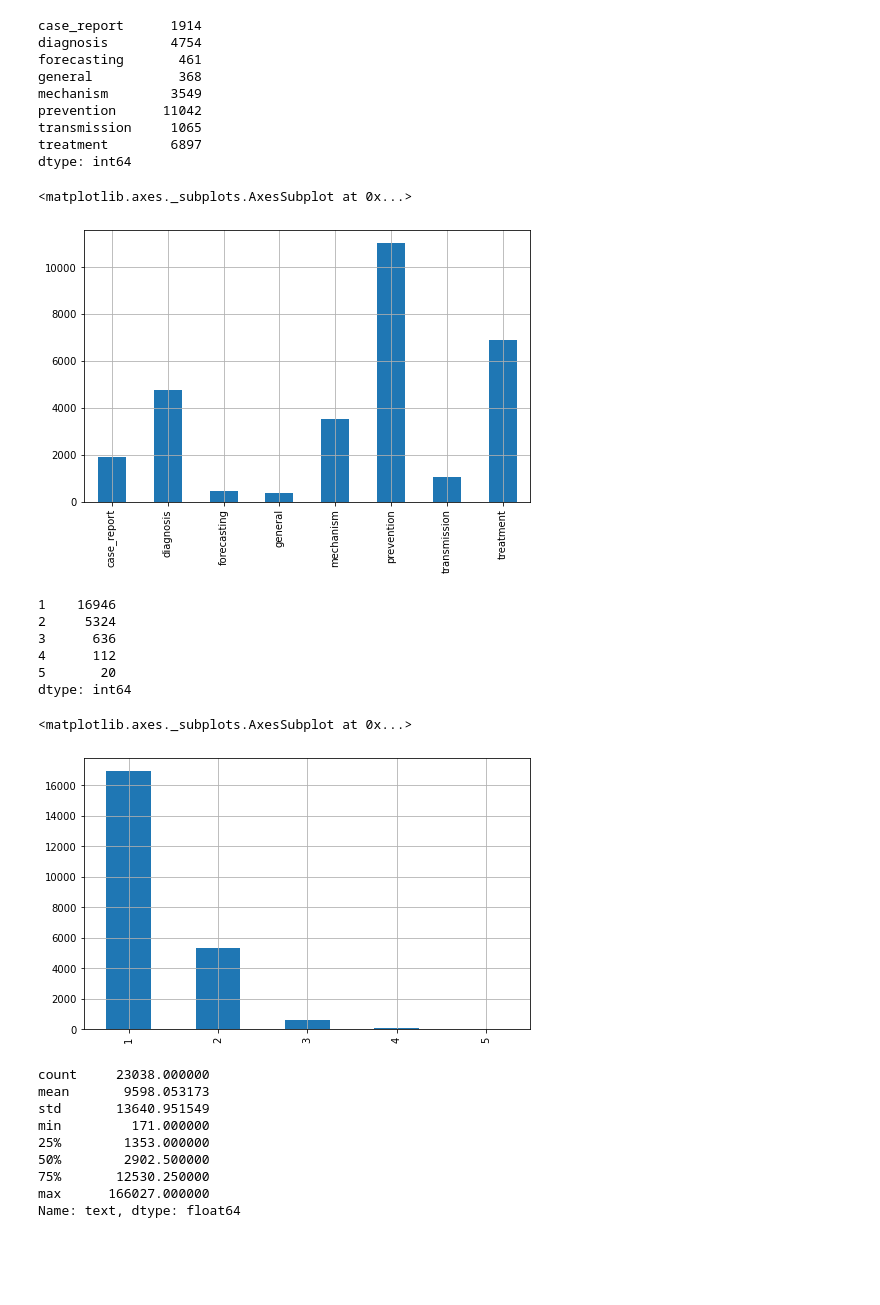
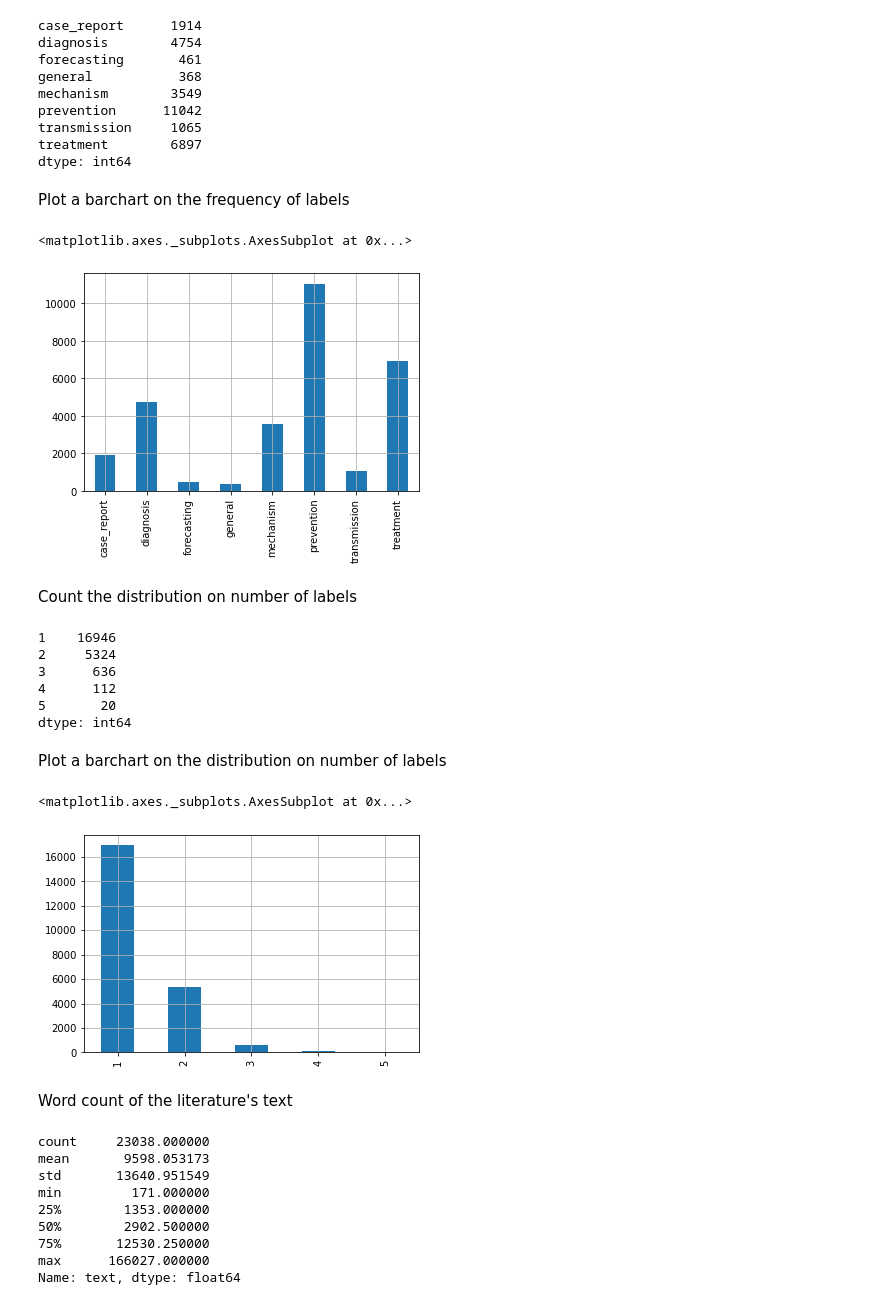
Before and after one commit to weihien90/litcovid-classification, a Jupyter notebook: LitCovid.ipynb, the cells around one changed output. Drawn from its saved outputs; the diff is of its cells as text; code cells hidden in the pictures; blank space fills up the shorter version.

```diff
--- a/LitCovid.ipynb
+++ b/LitCovid.ipynb
@@ -74,11 +78,15 @@ prevention      11042
 transmission     1065
 treatment        6897
 dtype: int64
+# %% [markdown]
+Plot a barchart on the frequency of labels
 # %%
-onehot.sum().plot(kind='bar', legend=False, grid=True, figsize=(8, 5))
+onehot.sum().plot(kind='bar', legend=False, grid=True)
 # %% [output]
 <matplotlib.axes._subplots.AxesSubplot at 0x...>
-[figure, old version]
+[figure, new version]
+# %% [markdown]
+Count the distribution on number of labels
 # %%
 onehot.sum(axis=1).value_counts()
 # %% [output]
@@ -88,11 +96,15 @@ onehot.sum(axis=1).value_counts()
 4      112
 5       20
 dtype: int64
+# %% [markdown]
+Plot a barchart on the distribution on number of labels
 # %%
-onehot.sum(axis=1).value_counts().plot(kind='bar', legend=False, grid=True, figsize=(8, 5))
+onehot.sum(axis=1).value_counts().plot(kind='bar', grid=True)
 # %% [output]
 <matplotlib.axes._subplots.AxesSubplot at 0x...>
-[figure, old version]
+[figure, new version]
+# %% [markdown]
+Word count of the literature's text
 # %%
 lens = data.text.str.len()
 lens.describe()
```
Also changed, not shown: parts of 35 cells of this notebook.
